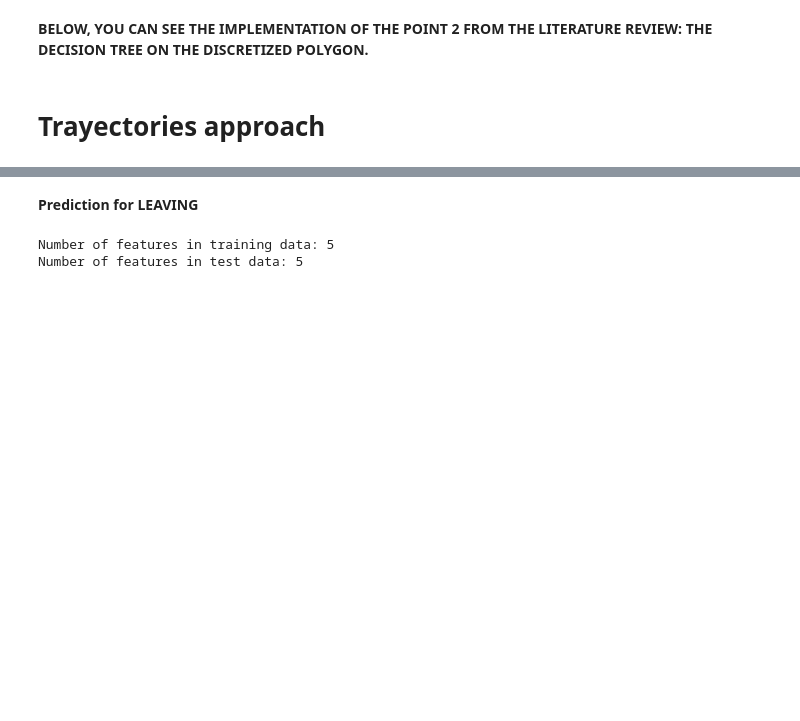
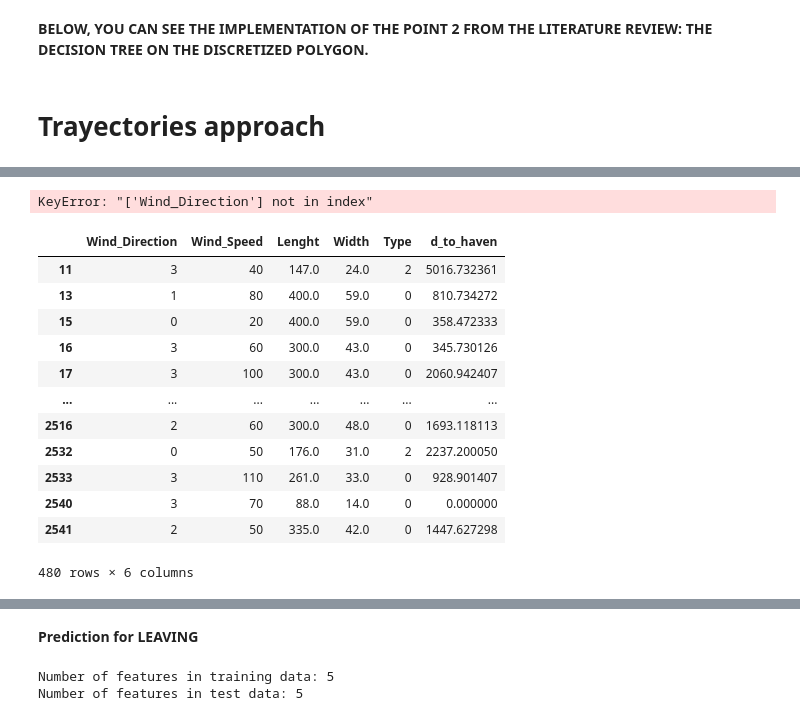
Before and after one commit to allanguzmanf/CIEM6302, a Jupyter notebook: Predictions.ipynb, the cells around one changed output, grey strips where cells are left out. Cells and saved outputs as stored; diff of their text form; code cells hidden in the pictures; blank space fills up the shorter version.

```diff
--- a/Predictions.ipynb
+++ b/Predictions.ipynb
@@ -273,15 +199,26 @@ distance_along_path
-# %%
-from bokeh.plotting import figure, show
-
-p = figure(title="interactive plot example", x_axis_label='x', y_axis_label='y')
-
-x, y = path.coords.xy
-p.line(x, y, legend_label="lines", color="blue", line_width=2)
-
-
-for point in points:
-
-    p.circle(point.x, point.y, legend_label="points", size=5, color="red", alpha=0.5)
-
-
-show(p)
+# %%
+incoming_trajectories = incoming_weather_size_draught[columns_incoming_trajectories]
+incoming_trajectories = incoming_trajectories.groupby('to_haven').apply(lambda x: x).drop(columns = 'to_haven')
+# %% [output]
+KeyError: "['Wind_Direction'] not in index"
+# %%
+X = incoming_trajectories.drop(columns= 'd_to_haven')
+y = incoming_trajectories['d_to_haven']
+
+amalia = incoming_trajectories.loc['EURO']
+# %%
+amalia
+# %% [output]
+|  | Wind_Direction | Wind_Speed | Lenght | Width | Type | d_to_haven |
+| 11 | 3 | 40 | 147.0 | 24.0 | 2 | 5016.732361 |
+| 13 | 1 | 80 | 400.0 | 59.0 | 0 | 810.734272 |
+| 15 | 0 | 20 | 400.0 | 59.0 | 0 | 358.472333 |
+| 16 | 3 | 60 | 300.0 | 43.0 | 0 | 345.730126 |
+| 17 | 3 | 100 | 300.0 | 43.0 | 0 | 2060.942407 |
+| ... | ... | ... | ... | ... | ... | ... |
+| 2516 | 2 | 60 | 300.0 | 48.0 | 0 | 1693.118113 |
+| 2532 | 0 | 50 | 176.0 | 31.0 | 2 | 2237.200050 |
+| 2533 | 3 | 110 | 261.0 | 33.0 | 0 | 928.901407 |
+| 2540 | 3 | 70 | 88.0 | 14.0 | 0 | 0.000000 |
+| 2541 | 2 | 50 | 335.0 | 42.0 | 0 | 1447.627298 |
+480 rows × 6 columns
```
Also changed, not shown: parts of 24 cells of this notebook, 8 other files.
